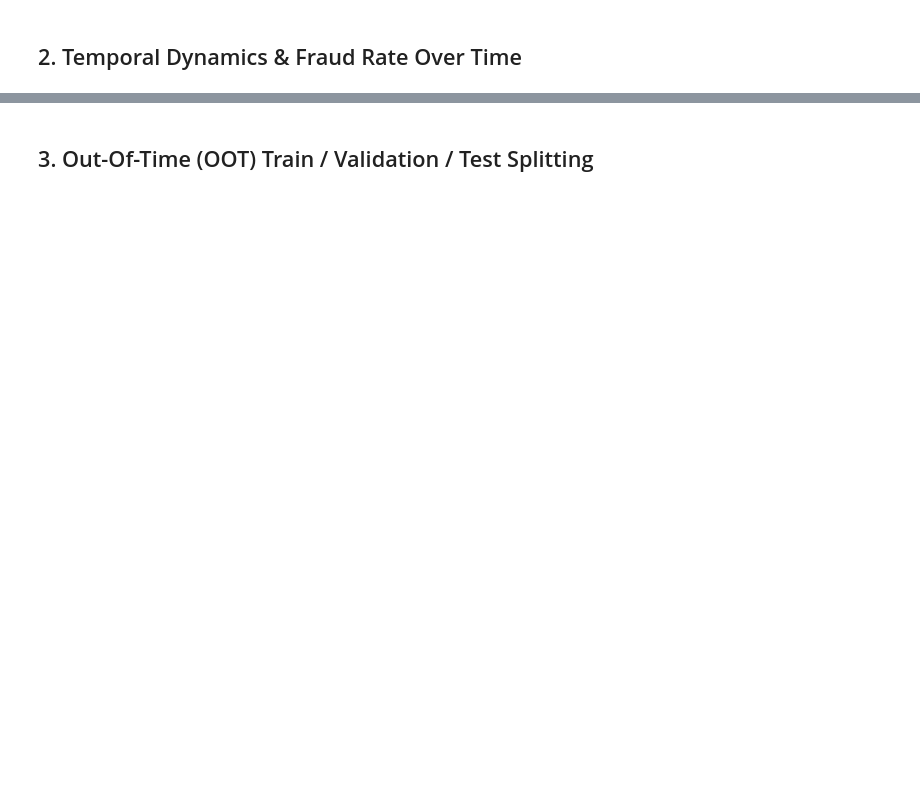
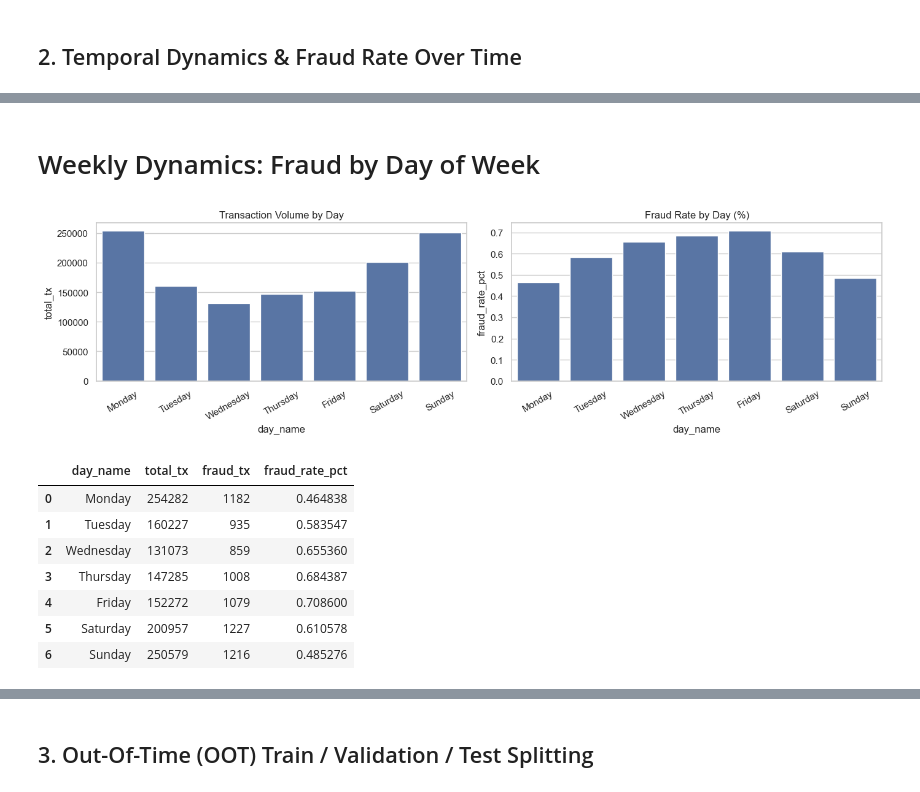
Before and after one commit to krishnagupta7171/Sentinel-risk-engine, a Jupyter notebook: notebooks/notebook2_temporal_dynamics_and_splitting.ipynb, the cells around one changed output, grey strips where cells are left out. Cells and saved outputs as stored; diff of their text form; code cells hidden in the pictures; blank space fills up the shorter version.

```diff
--- a/notebooks/notebook2_temporal_dynamics_and_splitting.ipynb
+++ b/notebooks/notebook2_temporal_dynamics_and_splitting.ipynb
@@ -46 +95,46 @@ print(f"Test Date Range:  {df_test['datetime'].min()} to {df_test['datetime'].ma
+# %% [markdown]
+#  Weekly Dynamics: Fraud by Day of Week
+# %%
+weekly_stats = df.groupby("day_of_week").agg(
+    total_tx=("is_fraud", "count"),
+    fraud_tx=("is_fraud", "sum"),
+    fraud_rate=("is_fraud", "mean")
+).reindex(range(7)).reset_index()
+
+weekly_stats["day_name"] = pd.Categorical(
+    weekly_stats["day_of_week"].map({
+        0: "Monday", 1: "Tuesday", 2: "Wednesday",
+        3: "Thursday", 4: "Friday", 5: "Saturday", 6: "Sunday"
+    }),
+    categories=["Monday", "Tuesday", "Wednesday", "Thursday",
+                "Friday", "Saturday", "Sunday"],
+    ordered=True
+)
+
+weekly_stats["fraud_rate_pct"] = weekly_stats["fraud_rate"] * 100
+
+fig, ax = plt.subplots(1, 2, figsize=(14, 4))
+
+sns.barplot(data=weekly_stats, x="day_name", y="total_tx", ax=ax[0])
+ax[0].set_title("Transaction Volume by Day")
+ax[0].tick_params(axis="x", rotation=30)
+
+sns.barplot(data=weekly_stats, x="day_name", y="fraud_rate_pct", ax=ax[1])
+ax[1].set_title("Fraud Rate by Day (%)")
+ax[1].tick_params(axis="x", rotation=30)
+
+plt.tight_layout()
+plt.show()
+
+weekly_stats[["day_name", "total_tx", "fraud_tx", "fraud_rate_pct"]]
+# %% [output]
+[figure, added]
+|  | day_name | total_tx | fraud_tx | fraud_rate_pct |
+| 0 | Monday | 254282 | 1182 | 0.464838 |
+| 1 | Tuesday | 160227 | 935 | 0.583547 |
+| 2 | Wednesday | 131073 | 859 | 0.655360 |
+| 3 | Thursday | 147285 | 1008 | 0.684387 |
+| 4 | Friday | 152272 | 1079 | 0.708600 |
+| 5 | Saturday | 200957 | 1227 | 0.610578 |
+| 6 | Sunday | 250579 | 1216 | 0.485276 |
 # %%
```
Also changed, not shown: parts of 17 cells of this notebook.
